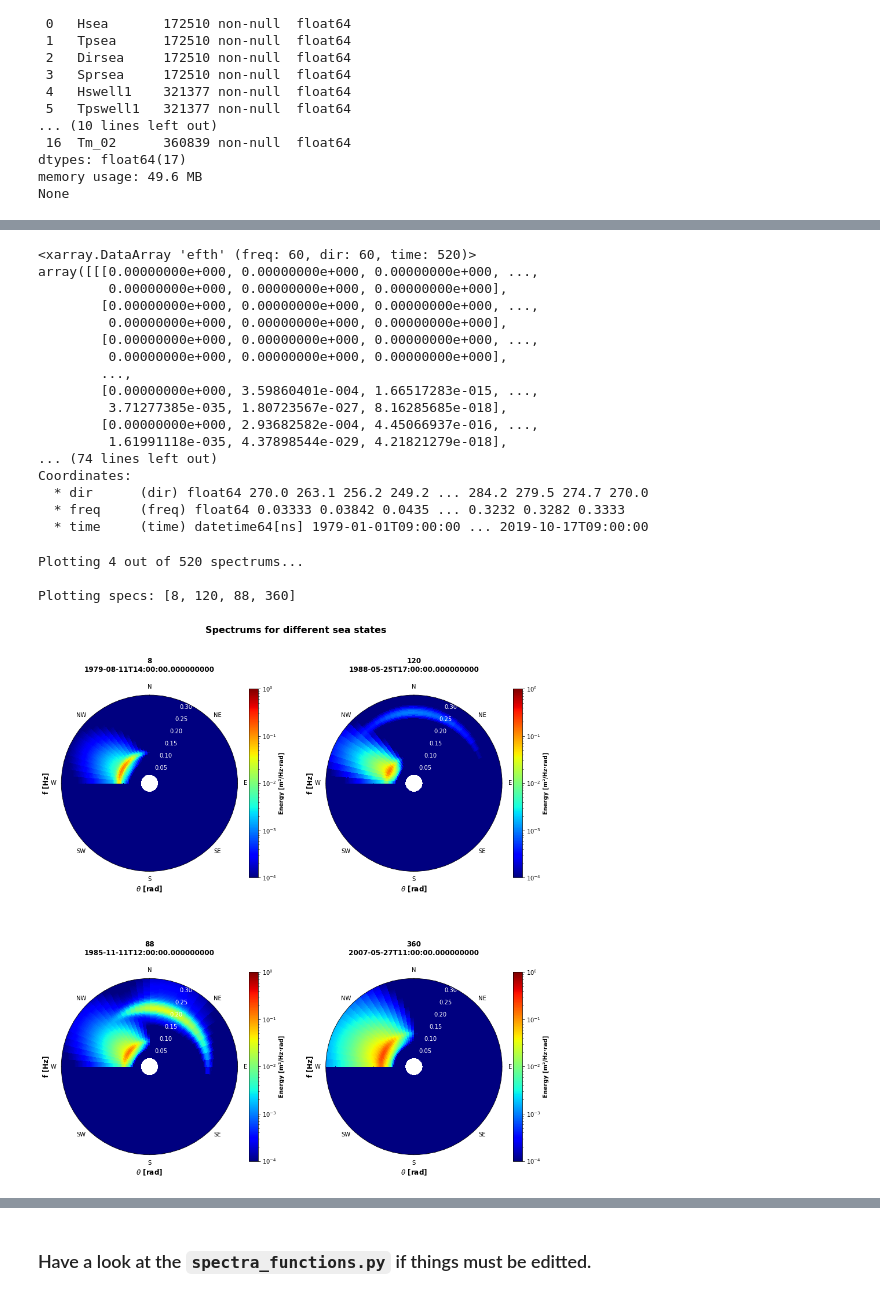
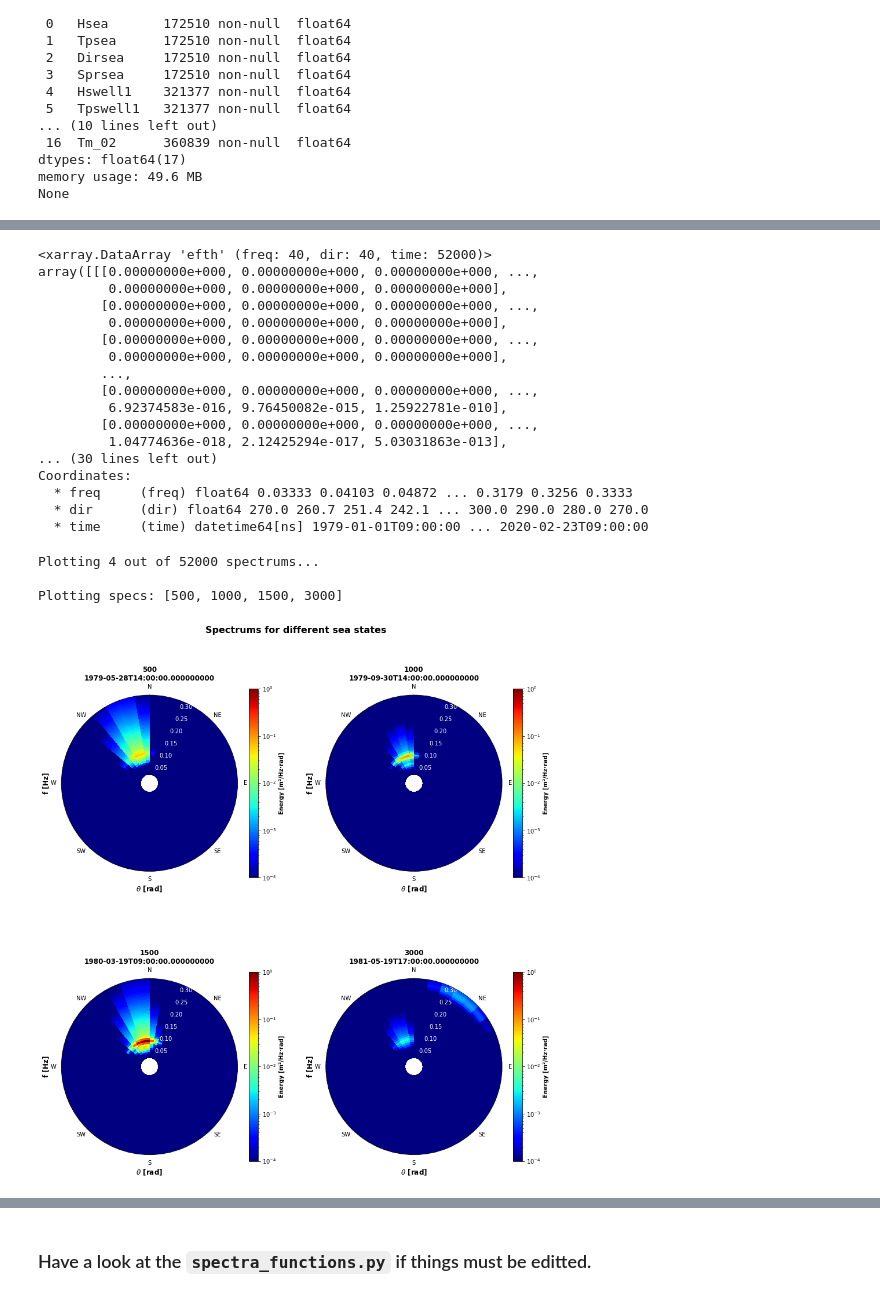
Before and after one commit to javitausia/DeliWaves, a Jupyter notebook: spectra/spectra_notebook.ipynb, the cells around one changed output, grey strips where cells are left out. Cells and saved outputs as stored; diff of their text form; code cells hidden in the pictures.

```diff
--- a/spectra/spectra_notebook.ipynb
+++ b/spectra/spectra_notebook.ipynb
@@ -146,10 +146,10 @@ warnings.filterwarnings("ignore")
 # custom
 import spectra_functions as specfun
 # %%
-p_data = op.join(os.getcwd(), '..', 'data')
+p_data = op.join(os.getcwd(), 'data')
 
 # -------------- EDIT THIS PART --------------------------------------------- #
-name = 'CAN' # used name in the SWAN section
+name = 'pueblo' # used name in the RBF section
 # --------------------------------------------------------------------------- #
 
 partitions = pd.read_pickle(op.join(p_data, 'reconstructed',
@@ -185,7 +185,7 @@ for date in dates:
     else:
         if int(str(date)[11:13])>7 and int(str(date)[11:13])<20:
             daylight_dates.append(date)
-partitions = partitions.loc[daylight_dates][::3][::100] # [::100] edit for tests
+partitions = partitions.loc[daylight_dates][::3] # [::100] edit for tests
 print(partitions.info())
 # -------------------------------------------------------------------------- #
 # %% [output]
@@ -271,7 +253,7 @@ print('--------------------------------------------')
 
 # Change test by test if wanted!!
 
-timesteps = 2
+timesteps = 50
 timestep  = int(len(partitions)/timesteps)
 for ts in range(timesteps):
     print('Group number {}...'.format(ts+1))
@@ -308,7 +293,7 @@ Concatinating final spectrums in groups of 20...
 # %%
 print(specs)
 # %% [output]
-<xarray.DataArray 'efth' (freq: 60, dir: 60, time: 520)>
+<xarray.DataArray 'efth' (freq: 40, dir: 40, time: 52000)>
 array([[[0.00000000e+000, 0.00000000e+000, 0.00000000e+000, ...,
          0.00000000e+000, 0.00000000e+000, 0.00000000e+000],
         [0.00000000e+000, 0.00000000e+000, 0.00000000e+000, ...,
@@ -316,20 +301,20 @@ array([[[0.00000000e+000, 0.00000000e+000, 0.00000000e+000, ...,
         [0.00000000e+000, 0.00000000e+000, 0.00000000e+000, ...,
          0.00000000e+000, 0.00000000e+000, 0.00000000e+000],
         ...,
-        [0.00000000e+000, 3.59860401e-004, 1.66517283e-015, ...,
-         3.71277385e-035, 1.80723567e-027, 8.16285685e-018],
-        [0.00000000e+000, 2.93682582e-004, 4.45066937e-016, ...,
-         1.61991118e-035, 4.37898544e-029, 4.21821279e-018],
-... (74 lines left out)
+        [0.00000000e+000, 0.00000000e+000, 0.00000000e+000, ...,
+         6.92374583e-016, 9.76450082e-015, 1.25922781e-010],
+        [0.00000000e+000, 0.00000000e+000, 0.00000000e+000, ...,
+         1.04774636e-018, 2.12425294e-017, 5.03031863e-013],
+... (30 lines left out)
 Coordinates:
-  * dir      (dir) float64 270.0 263.1 256.2 249.2 ... 284.2 279.5 274.7 270.0
-  * freq     (freq) float64 0.03333 0.03842 0.0435 ... 0.3232 0.3282 0.3333
-  * time     (time) datetime64[ns] 1979-01-01T09:00:00 ... 2019-10-17T09:00:00
+  * freq     (freq) float64 0.03333 0.04103 0.04872 ... 0.3179 0.3256 0.3333
+  * dir      (dir) float64 270.0 260.7 251.4 242.1 ... 300.0 290.0 280.0 270.0
+  * time     (time) datetime64[ns] 1979-01-01T09:00:00 ... 2020-02-23T09:00:00
 # %%
 # Plot the obtained spectra now
-specs_plotted = specfun.plot_spectrum(specs, time_plots=[8,120,88,360])
+specs_plotted = specfun.plot_spectrum(specs, time_plots=[500,1000,1500,3000])
 # %% [output]
-Plotting 4 out of 520 spectrums...
+Plotting 4 out of 52000 spectrums...
 
-Plotting specs: [8, 120, 88, 360]
+Plotting specs: [500, 1000, 1500, 3000]
-[figure, old version]
+[figure, new version]
```
Also changed, not shown: parts of 13 cells of this notebook, 1 other file.
